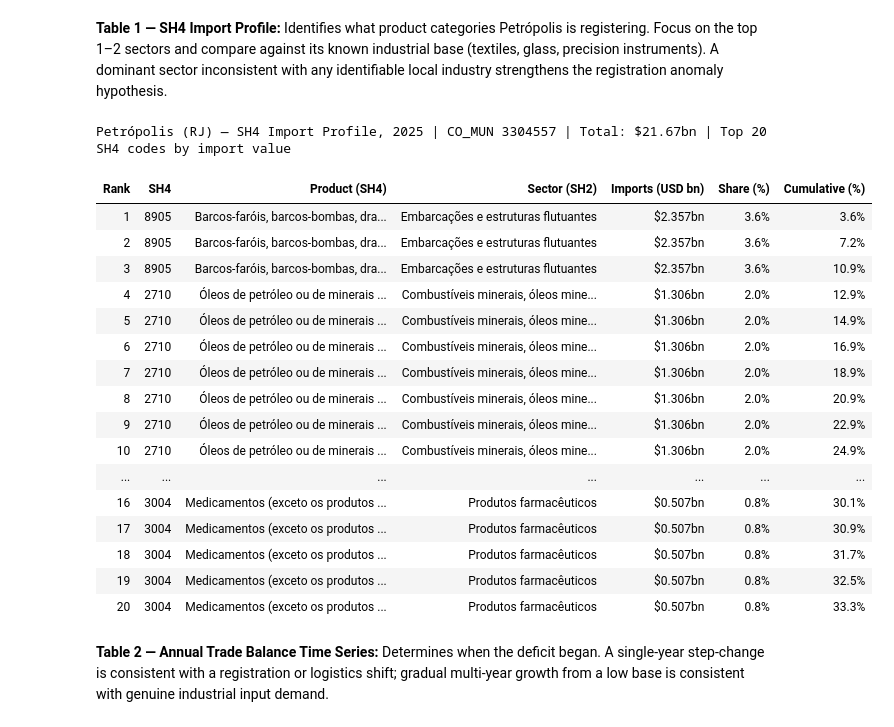
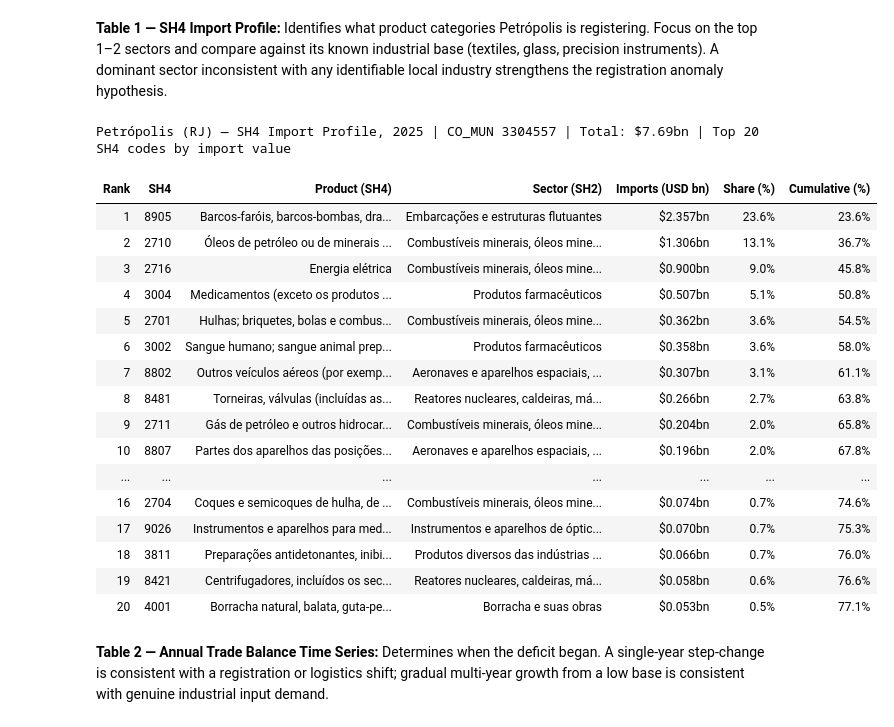
Before and after one commit to Eduardo-kohn/brazil-state-trade-analysis, a Jupyter notebook: SRC/Analysis/step4a_open_investigations.ipynb, the cells around one changed output. Saved outputs shown, nothing was run; the diff lists cells and outputs as text; code cells hidden in the pictures.

```diff
--- a/SRC/Analysis/step4a_open_investigations.ipynb
+++ b/SRC/Analysis/step4a_open_investigations.ipynb
@@ -1405,6 +1432,15 @@ query_petropolis_sh4 = f"""
         WHERE im."CO_MUN" = 3304557
           AND im."CO_ANO" = {MAX_YEAR}
         GROUP BY im."SH4"
+    ),
+    ncm_sh_dedup AS (
+        SELECT DISTINCT ON (codigo_sh4)
+            codigo_sh4,
+            descricao_sh4,
+            descricao_sh2,
+            codigo_sh2
+        FROM ncm_sh
+        ORDER BY codigo_sh4
     )
     SELECT
         p."SH4",
@@ -1417,7 +1453,7 @@ query_petropolis_sh4 = f"""
             100.0 * p.vl_fob / SUM(p.vl_fob) OVER (), 2
         )                                                AS pct_of_total
     FROM pet_sh4 p
-    LEFT JOIN ncm_sh sh ON p."SH4" = sh.codigo_sh4
+    LEFT JOIN ncm_sh_dedup sh ON p."SH4" = sh.codigo_sh4
     ORDER BY p.vl_fob DESC
     LIMIT 20;
 """
@@ -1427,7 +1463,6 @@ df_petropolis_sh4['vl_fob_bn']      = df_petropolis_sh4['vl_fob'] / 1e9
 df_petropolis_sh4['cumulative_pct'] = df_petropolis_sh4['pct_of_total'].cumsum().round(1)
 
 pet_total = df_petropolis_sh4['vl_fob'].sum()
-#print(f'Petrópolis — SH4 import breakdown, {MAX_YEAR} | Total: ${pet_total/1e9:.2f}bn')
 
 ## Styled table: Petrópolis SH4 import profile
 
@@ -1441,9 +1476,8 @@ AMBER      = '#b7660a'
 RED        = '#c0392b'
 GREY_TEXT  = '#555555'
 
-## Share concentration thresholds
-SHARE_DOM  = 30.0   ## dominant single sector
-SHARE_HIGH = 10.0   ## major sector
+SHARE_DOM  = 30.0
+SHARE_HIGH = 10.0
 
 df_pet_display = df_petropolis_sh4[[
     'SH4', 'sh4_description', 'sh2_description', 'vl_fob_bn', 'pct_of_total', 'cumulative_pct'
@@ -1559,50 +1593,50 @@ styler = (
             ('color', GREY_TEXT),
             ('font-size', '12px'),
         ]},
         {'selector': 'tbody td:nth-child(5)', 'props': [   ## Imports
             ('text-align', 'right'),
             ('font-variant-numeric', 'tabular-nums'),
         ]},
         {'selector': 'tbody td:nth-child(6)', 'props': [   ## Share
             ('text-align', 'right'),
             ('font-variant-numeric', 'tabular-nums'),
         ]},
         {'selector': 'tbody td:nth-child(7)', 'props': [   ## Cumulative
             ('text-align', 'right'),
             ('font-variant-numeric', 'tabular-nums'),
             ('border-left', f'1px solid {LIGHT_BLUE}'),
         ]},
         {'selector': 'table', 'props': [
             ('border-collapse', 'collapse'),
             ('width', '100%'),
             ('border', f'1px solid {LIGHT_BLUE}'),
             ('border-radius', '6px'),
             ('overflow', 'hidden'),
         ]},
     ])
     .hide(axis='index')
 )
 
 display(styler)
 # %% [output]
-Petrópolis (RJ) — SH4 Import Profile, 2025 | CO_MUN 3304557 | Total: $21.67bn | Top 20 SH4 codes by import value
+Petrópolis (RJ) — SH4 Import Profile, 2025 | CO_MUN 3304557 | Total: $7.69bn | Top 20 SH4 codes by import value
 | Rank | SH4 | Product (SH4) | Sector (SH2) | Imports (USD bn) | Share (%) | Cumulative (%) |
-| 1 | 8905 | Barcos-faróis, barcos-bombas, dra... | Embarcações e estruturas flutuantes | $2.357bn | 3.6% | 3.6% |
-| 2 | 8905 | Barcos-faróis, barcos-bombas, dra... | Embarcações e estruturas flutuantes | $2.357bn | 3.6% | 7.2% |
-| 3 | 8905 | Barcos-faróis, barcos-bombas, dra... | Embarcações e estruturas flutuantes | $2.357bn | 3.6% | 10.9% |
-| 4 | 2710 | Óleos de petróleo ou de minerais ... | Combustíveis minerais, óleos mine... | $1.306bn | 2.0% | 12.9% |
-| 5 | 2710 | Óleos de petróleo ou de minerais ... | Combustíveis minerais, óleos mine... | $1.306bn | 2.0% | 14.9% |
-| 6 | 2710 | Óleos de petróleo ou de minerais ... | Combustíveis minerais, óleos mine... | $1.306bn | 2.0% | 16.9% |
-| 7 | 2710 | Óleos de petróleo ou de minerais ... | Combustíveis minerais, óleos mine... | $1.306bn | 2.0% | 18.9% |
-| 8 | 2710 | Óleos de petróleo ou de minerais ... | Combustíveis minerais, óleos mine... | $1.306bn | 2.0% | 20.9% |
-| 9 | 2710 | Óleos de petróleo ou de minerais ... | Combustíveis minerais, óleos mine... | $1.306bn | 2.0% | 22.9% |
-| 10 | 2710 | Óleos de petróleo ou de minerais ... | Combustíveis minerais, óleos mine... | $1.306bn | 2.0% | 24.9% |
+| 1 | 8905 | Barcos-faróis, barcos-bombas, dra... | Embarcações e estruturas flutuantes | $2.357bn | 23.6% | 23.6% |
+| 2 | 2710 | Óleos de petróleo ou de minerais ... | Combustíveis minerais, óleos mine... | $1.306bn | 13.1% | 36.7% |
+| 3 | 2716 | Energia elétrica | Combustíveis minerais, óleos mine... | $0.900bn | 9.0% | 45.8% |
+| 4 | 3004 | Medicamentos (exceto os produtos ... | Produtos farmacêuticos | $0.507bn | 5.1% | 50.8% |
+| 5 | 2701 | Hulhas; briquetes, bolas e combus... | Combustíveis minerais, óleos mine... | $0.362bn | 3.6% | 54.5% |
+| 6 | 3002 | Sangue humano; sangue animal prep... | Produtos farmacêuticos | $0.358bn | 3.6% | 58.0% |
+| 7 | 8802 | Outros veículos aéreos (por exemp... | Aeronaves e aparelhos espaciais, ... | $0.307bn | 3.1% | 61.1% |
+| 8 | 8481 | Torneiras, válvulas (incluídas as... | Reatores nucleares, caldeiras, má... | $0.266bn | 2.7% | 63.8% |
+| 9 | 2711 | Gás de petróleo e outros hidrocar... | Combustíveis minerais, óleos mine... | $0.204bn | 2.0% | 65.8% |
+| 10 | 8807 | Partes dos aparelhos das posições... | Aeronaves e aparelhos espaciais, ... | $0.196bn | 2.0% | 67.8% |
 | ... | ... | ... | ... | ... | ... | ... |
-| 16 | 3004 | Medicamentos (exceto os produtos ... | Produtos farmacêuticos | $0.507bn | 0.8% | 30.1% |
-| 17 | 3004 | Medicamentos (exceto os produtos ... | Produtos farmacêuticos | $0.507bn | 0.8% | 30.9% |
-| 18 | 3004 | Medicamentos (exceto os produtos ... | Produtos farmacêuticos | $0.507bn | 0.8% | 31.7% |
-| 19 | 3004 | Medicamentos (exceto os produtos ... | Produtos farmacêuticos | $0.507bn | 0.8% | 32.5% |
-| 20 | 3004 | Medicamentos (exceto os produtos ... | Produtos farmacêuticos | $0.507bn | 0.8% | 33.3% |
+| 16 | 2704 | Coques e semicoques de hulha, de ... | Combustíveis minerais, óleos mine... | $0.074bn | 0.7% | 74.6% |
+| 17 | 9026 | Instrumentos e aparelhos para med... | Instrumentos e aparelhos de óptic... | $0.070bn | 0.7% | 75.3% |
+| 18 | 3811 | Preparações antidetonantes, inibi... | Produtos diversos das indústrias ... | $0.066bn | 0.7% | 76.0% |
+| 19 | 8421 | Centrifugadores, incluídos os sec... | Reatores nucleares, caldeiras, má... | $0.058bn | 0.6% | 76.6% |
+| 20 | 4001 | Borracha natural, balata, guta-pe... | Borracha e suas obras | $0.053bn | 0.5% | 77.1% |
 # %% [markdown]
 **Table 2 — Annual Trade Balance Time Series:** Determines when the deficit began. A single-year step-change is consistent with a registration or logistics shift; gradual multi-year growth from a low base is consistent with genuine industrial input demand.
 # %%
```
Also changed, not shown: parts of 21 cells of this notebook.
